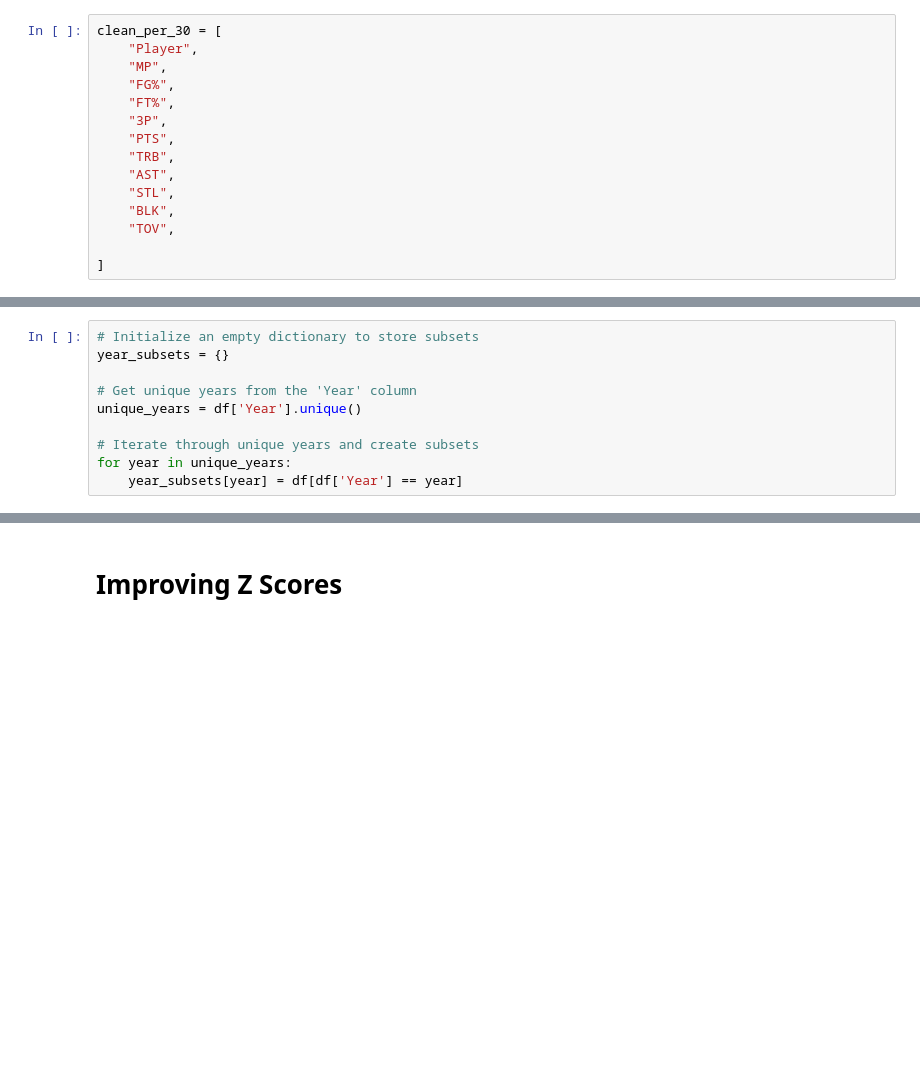
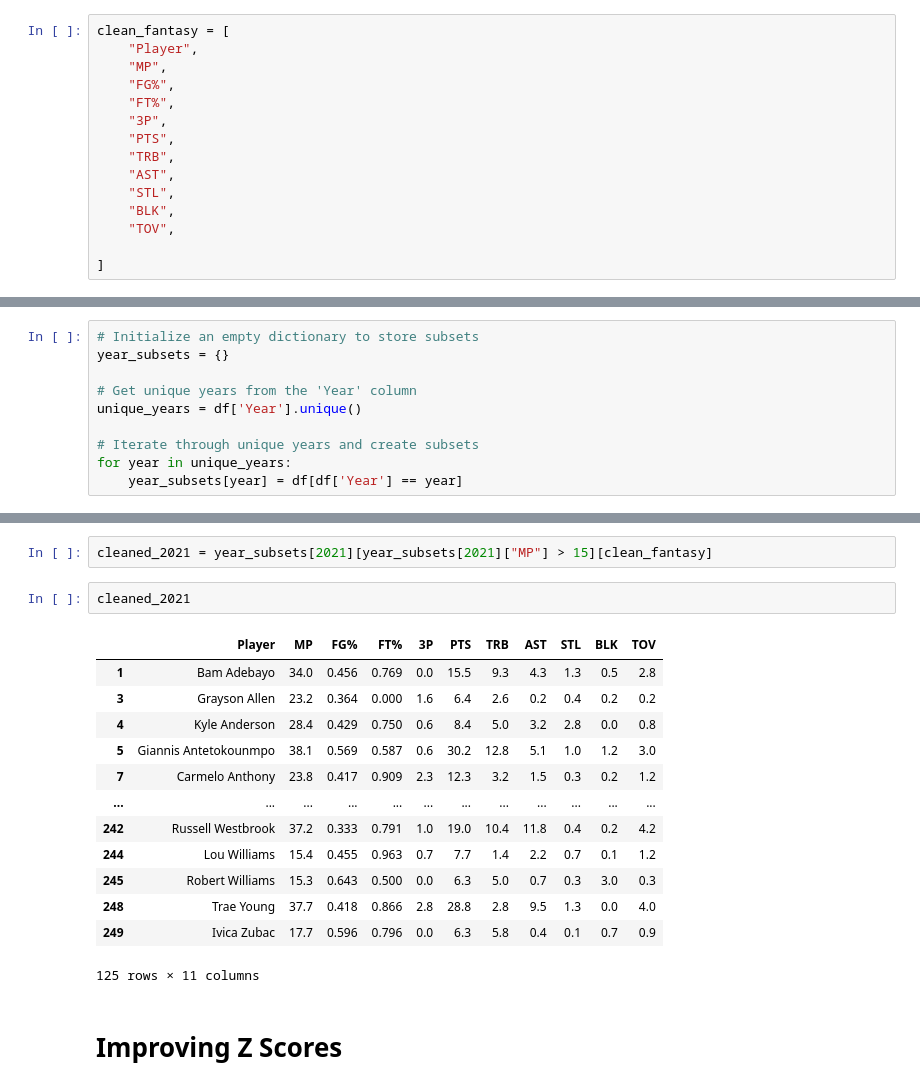
Before and after one commit to vchen-98/fantasy_bball, a Jupyter notebook: working_notebook.ipynb, the cells around one changed output, grey strips where cells are left out. Saved outputs shown, nothing was run; the diff lists cells and outputs as text; blank space fills up the shorter version.

Commit message:
progressing cleaning for fantasy analysis

```diff
--- a/working_notebook.ipynb
+++ b/working_notebook.ipynb
@@ -169,7 +169,7 @@ Data columns (total 31 columns):
 dtypes: float64(28), object(3)
 memory usage: 222.5+ KB
 # %%
-clean_per_30 = [
+clean_fantasy = [
     "Player",
     "MP",
     "FG%",
@@ -268,3 +264,21 @@ year_subsets[2021]
+# %%
+cleaned_2021 = year_subsets[2021][year_subsets[2021]["MP"] > 15][clean_fantasy]
+# %%
+cleaned_2021
+# %% [output]
+|  | Player | MP | FG% | FT% | 3P | PTS | TRB | AST | STL | BLK | TOV |
+| 1 | Bam Adebayo | 34.0 | 0.456 | 0.769 | 0.0 | 15.5 | 9.3 | 4.3 | 1.3 | 0.5 | 2.8 |
+| 3 | Grayson Allen | 23.2 | 0.364 | 0.000 | 1.6 | 6.4 | 2.6 | 0.2 | 0.4 | 0.2 | 0.2 |
+| 4 | Kyle Anderson | 28.4 | 0.429 | 0.750 | 0.6 | 8.4 | 5.0 | 3.2 | 2.8 | 0.0 | 0.8 |
+| 5 | Giannis Antetokounmpo | 38.1 | 0.569 | 0.587 | 0.6 | 30.2 | 12.8 | 5.1 | 1.0 | 1.2 | 3.0 |
+| 7 | Carmelo Anthony | 23.8 | 0.417 | 0.909 | 2.3 | 12.3 | 3.2 | 1.5 | 0.3 | 0.2 | 1.2 |
+| ... | ... | ... | ... | ... | ... | ... | ... | ... | ... | ... | ... |
+| 242 | Russell Westbrook | 37.2 | 0.333 | 0.791 | 1.0 | 19.0 | 10.4 | 11.8 | 0.4 | 0.2 | 4.2 |
+| 244 | Lou Williams | 15.4 | 0.455 | 0.963 | 0.7 | 7.7 | 1.4 | 2.2 | 0.7 | 0.1 | 1.2 |
+| 245 | Robert Williams | 15.3 | 0.643 | 0.500 | 0.0 | 6.3 | 5.0 | 0.7 | 0.3 | 3.0 | 0.3 |
+| 248 | Trae Young | 37.7 | 0.418 | 0.866 | 2.8 | 28.8 | 2.8 | 9.5 | 1.3 | 0.0 | 4.0 |
+| 249 | Ivica Zubac | 17.7 | 0.596 | 0.796 | 0.0 | 6.3 | 5.8 | 0.4 | 0.1 | 0.7 | 0.9 |
+125 rows × 11 columns
 # %% [markdown]
 # Improving Z Scores
 # %% [markdown]
```
Also changed, not shown: parts of 3 cells of this notebook, 4 other files.
